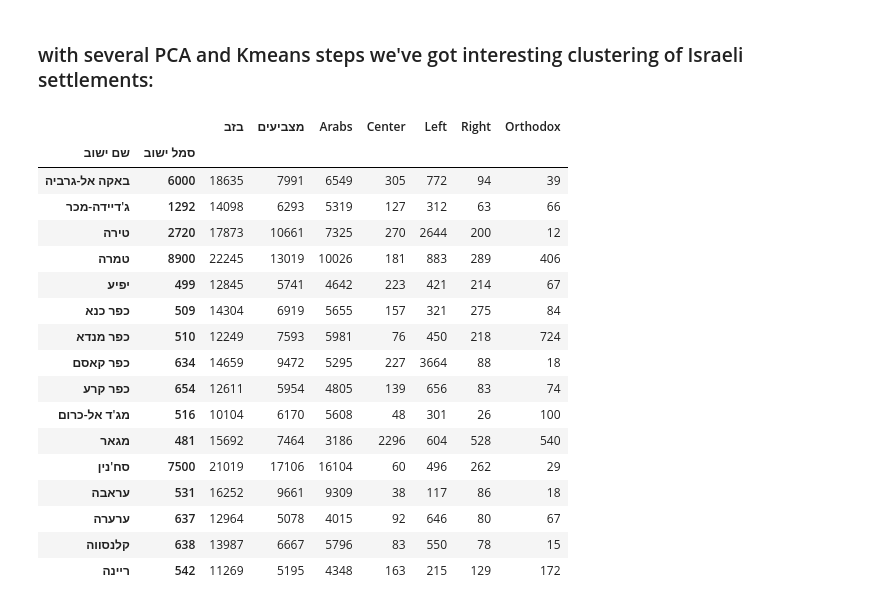
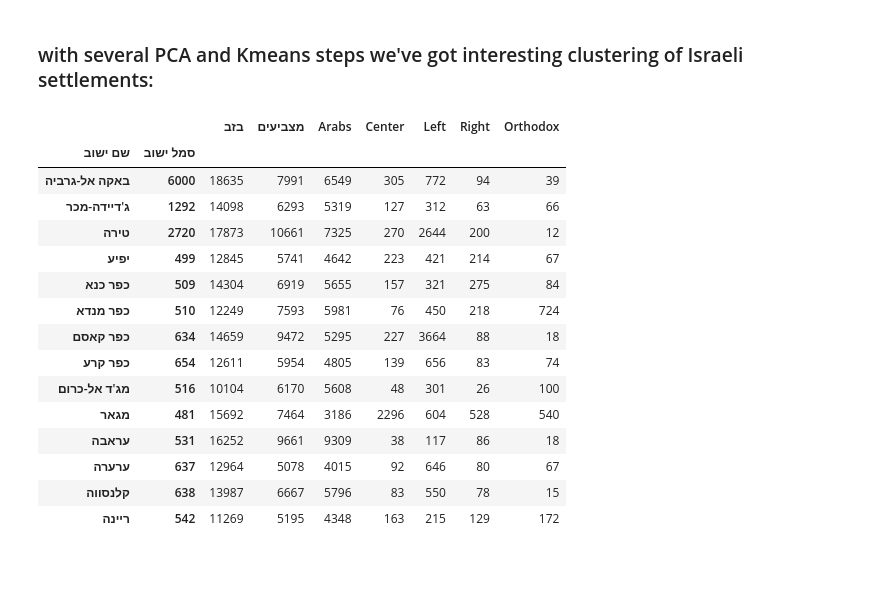
Before and after one commit to alexeyvasy/knesset-elections, a Jupyter notebook: Knesset Elections - Final Project.ipynb, the cells around one changed output. Saved outputs shown, nothing was run; the diff lists cells and outputs as text; code cells hidden in the pictures; blank space fills up the shorter version.

```diff
--- a/Knesset Elections - Final Project.ipynb
+++ b/Knesset Elections - Final Project.ipynb
@@ -618,14 +582,13 @@ plt.show()
 # %%
 # Medium population Arabic settlements:
 
-X[y==2]
+X[y==3]
 # %% [output]
 |  |  | בזב | מצביעים | Arabs | Center | Left | Right | Orthodox |
 | שם ישוב | סמל ישוב |  |  |  |  |  |  |  |
 | באקה אל-גרביה | 6000 | 18635 | 7991 | 6549 | 305 | 772 | 94 | 39 |
 | ג'דיידה-מכר | 1292 | 14098 | 6293 | 5319 | 127 | 312 | 63 | 66 |
 | טירה | 2720 | 17873 | 10661 | 7325 | 270 | 2644 | 200 | 12 |
-| טמרה | 8900 | 22245 | 13019 | 10026 | 181 | 883 | 289 | 406 |
 | יפיע | 499 | 12845 | 5741 | 4642 | 223 | 421 | 214 | 67 |
 | כפר כנא | 509 | 14304 | 6919 | 5655 | 157 | 321 | 275 | 84 |
 | כפר מנדא | 510 | 12249 | 7593 | 5981 | 76 | 450 | 218 | 724 |
@@ -633,7 +596,6 @@ X[y==2]
 | כפר קרע | 654 | 12611 | 5954 | 4805 | 139 | 656 | 83 | 74 |
 | מג'ד אל-כרום | 516 | 10104 | 6170 | 5608 | 48 | 301 | 26 | 100 |
 | מגאר | 481 | 15692 | 7464 | 3186 | 2296 | 604 | 528 | 540 |
-| סח'נין | 7500 | 21019 | 17106 | 16104 | 60 | 496 | 262 | 29 |
 | עראבה | 531 | 16252 | 9661 | 9309 | 38 | 117 | 86 | 18 |
 | ערערה | 637 | 12964 | 5078 | 4015 | 92 | 646 | 80 | 67 |
 | קלנסווה | 638 | 13987 | 6667 | 5796 | 83 | 550 | 78 | 15 |
```
Also changed, not shown: parts of 22 cells of this notebook.
